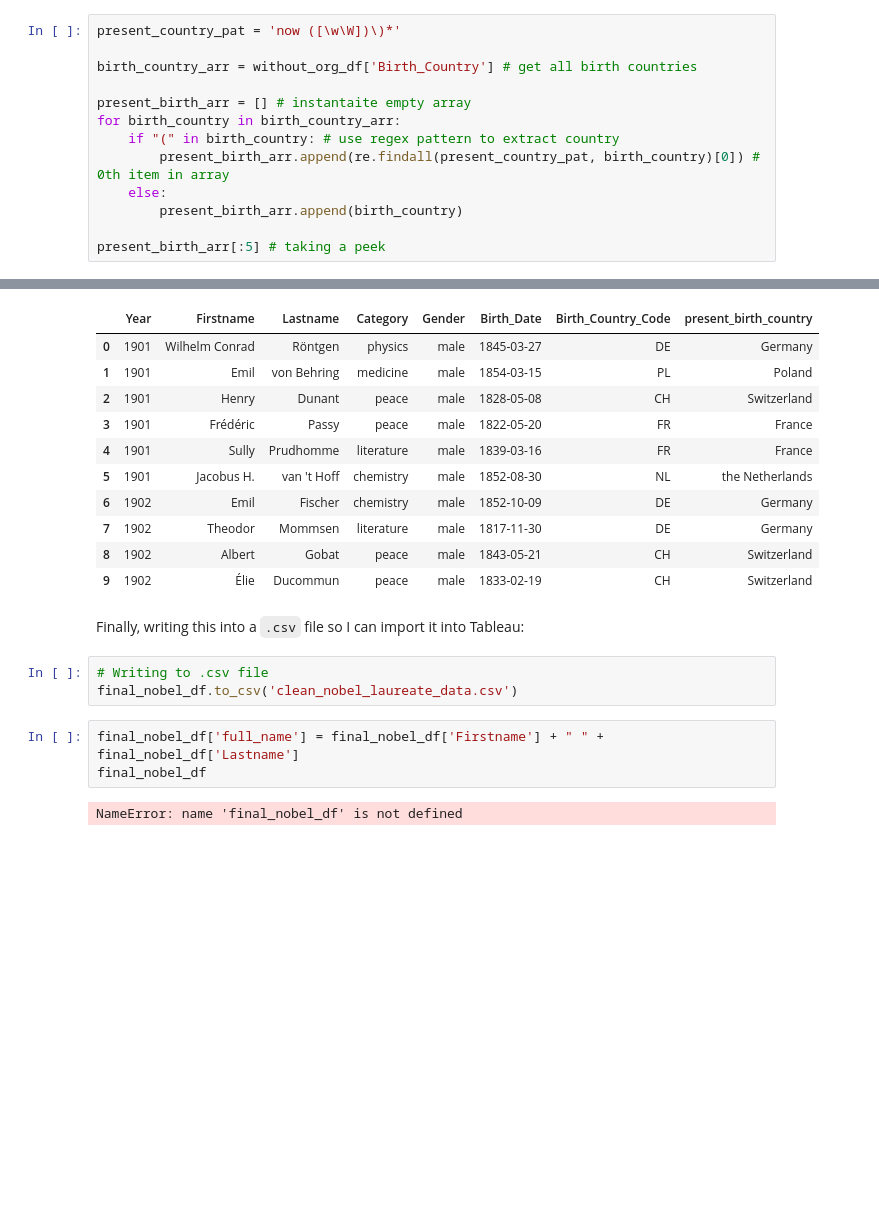
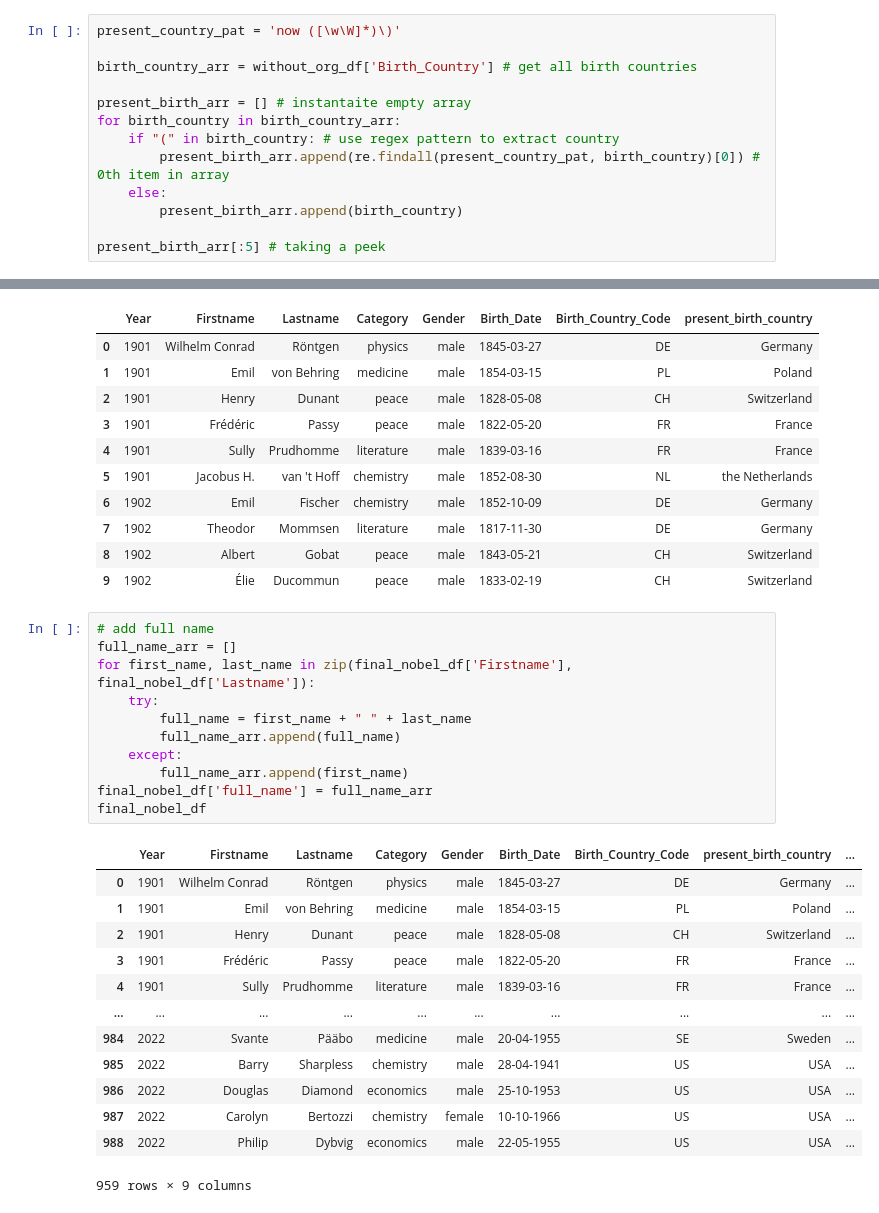
Before and after one commit to dnhuang/kaggle-projects, a Jupyter notebook: nobel-laureates/eda_and_preprocessing.ipynb, the cells around one changed output, grey strips where cells are left out. Saved outputs shown, nothing was run; the diff lists cells and outputs as text; blank space fills up the shorter version.

Commit message:
Fix full_name attribute

```diff
--- a/nobel-laureates/eda_and_preprocessing.ipynb
+++ b/nobel-laureates/eda_and_preprocessing.ipynb
@@ -281,7 +282,7 @@ without_org_df.loc[17].Birth_Country
 # %% [markdown]
 Now, finally moving on to creating my new feature, `present_birth_country`:
 # %%
-present_country_pat = 'now ([\w\W])\)*'
+present_country_pat = 'now ([\w\W]*)\)'
 
 birth_country_arr = without_org_df['Birth_Country'] # get all birth countries
 
@@ -341,13 +342,28 @@ final_nobel_df.head(10) # check
 | 7 | 1902 | Theodor | Mommsen | literature | male | 1817-11-30 | DE | Germany |
 | 8 | 1902 | Albert | Gobat | peace | male | 1843-05-21 | CH | Switzerland |
 | 9 | 1902 | Élie | Ducommun | peace | male | 1833-02-19 | CH | Switzerland |
-# %% [markdown]
-Finally, writing this into a `.csv` file so I can import it into Tableau:
-# %%
-# Writing to .csv file
-final_nobel_df.to_csv('clean_nobel_laureate_data.csv')
-# %%
-final_nobel_df['full_name'] = final_nobel_df['Firstname'] + " " + final_nobel_df['Lastname']
-final_nobel_df
-# %% [output]
-NameError: name 'final_nobel_df' is not defined
+# %%
+# add full name
+full_name_arr = []
+for first_name, last_name in zip(final_nobel_df['Firstname'], final_nobel_df['Lastname']):
+    try:
+        full_name = first_name + " " + last_name
+        full_name_arr.append(full_name)
+    except:
+        full_name_arr.append(first_name)
+final_nobel_df['full_name'] = full_name_arr
+final_nobel_df
+# %% [output]
+|  | Year | Firstname | Lastname | Category | Gender | Birth_Date | Birth_Country_Code | present_birth_country | ... |
+| 0 | 1901 | Wilhelm Conrad | Röntgen | physics | male | 1845-03-27 | DE | Germany | ... |
+| 1 | 1901 | Emil | von Behring | medicine | male | 1854-03-15 | PL | Poland | ... |
+| 2 | 1901 | Henry | Dunant | peace | male | 1828-05-08 | CH | Switzerland | ... |
+| 3 | 1901 | Frédéric | Passy | peace | male | 1822-05-20 | FR | France | ... |
+| 4 | 1901 | Sully | Prudhomme | literature | male | 1839-03-16 | FR | France | ... |
+| ... | ... | ... | ... | ... | ... | ... | ... | ... | ... |
+| 984 | 2022 | Svante | Pääbo | medicine | male | 20-04-1955 | SE | Sweden | ... |
+| 985 | 2022 | Barry | Sharpless | chemistry | male | 28-04-1941 | US | USA | ... |
+| 986 | 2022 | Douglas | Diamond | economics | male | 25-10-1953 | US | USA | ... |
+| 987 | 2022 | Carolyn | Bertozzi | chemistry | female | 10-10-1966 | US | USA | ... |
+| 988 | 2022 | Philip | Dybvig | economics | male | 22-05-1955 | US | USA | ... |
+959 rows × 9 columns
```
Also changed, not shown: parts of 5 cells of this notebook, 1 other file.
